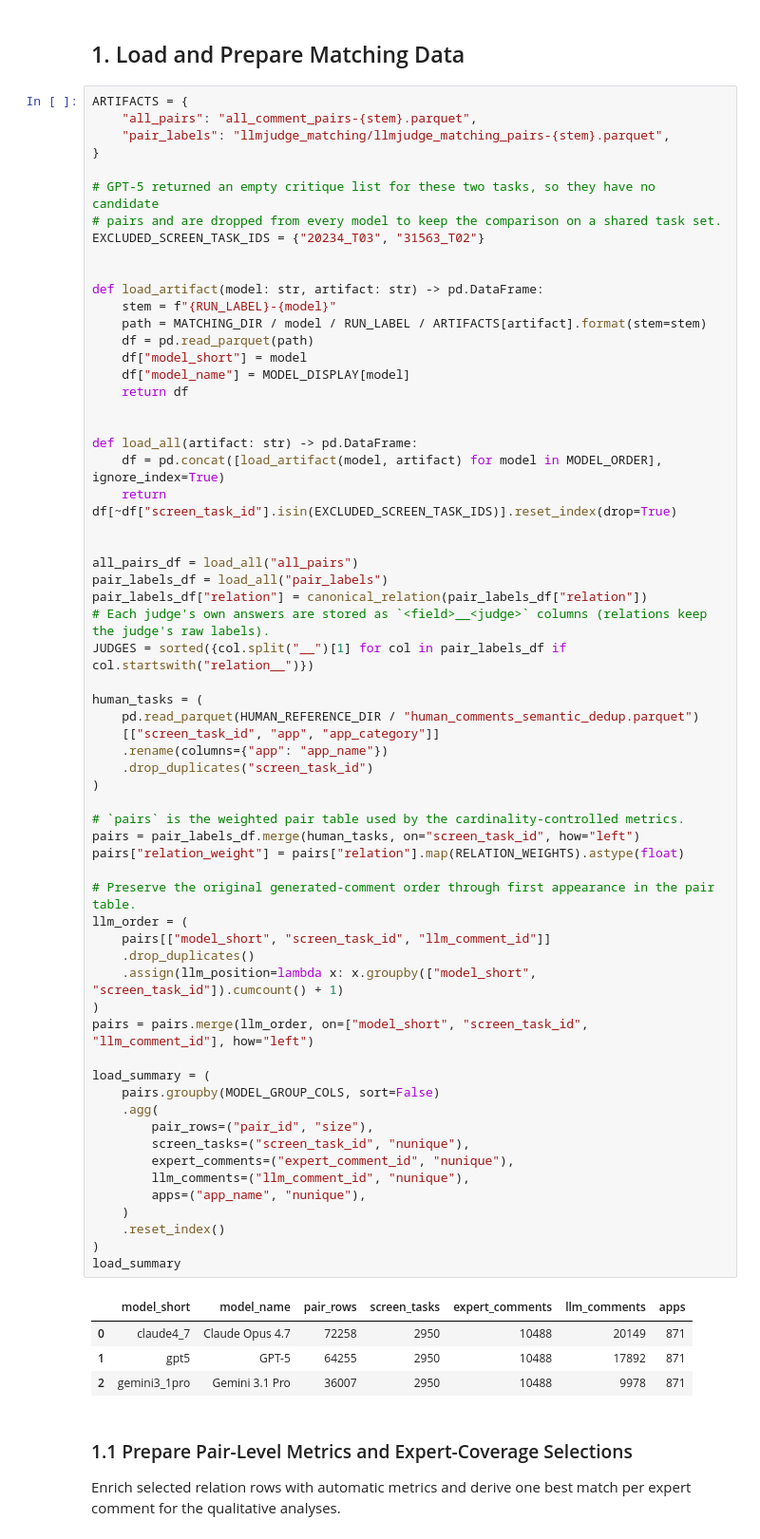
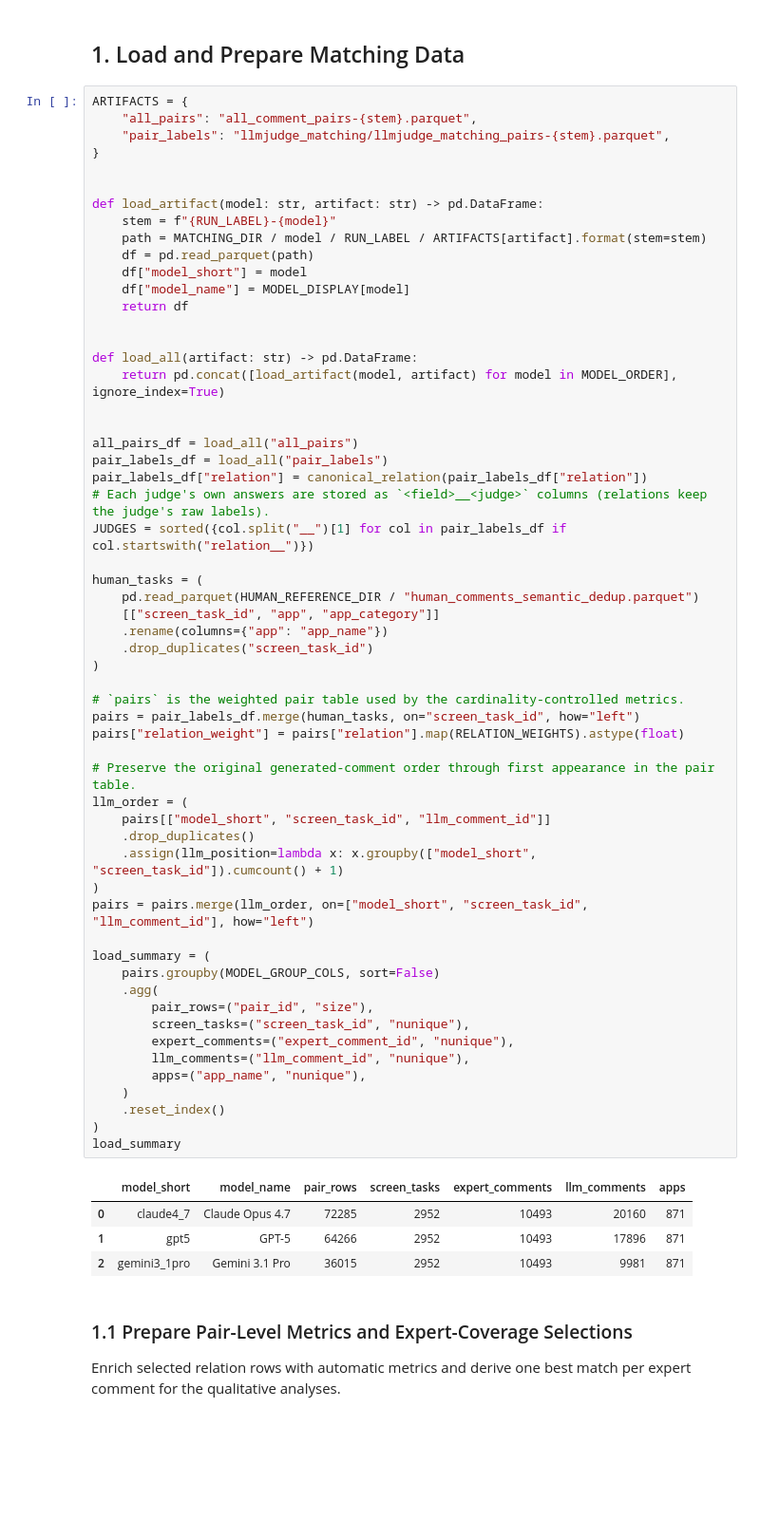
Before and after one commit to mm-khalil1/LLM-vs-Human-UI-Critique-Analysis, a Jupyter notebook: notebooks/3_analysis/2_b_comment_matching_analysis.ipynb, the cells around one changed output. Shown at 95% size. Cells and saved outputs as stored; diff of their text form; blank space fills up the shorter version.

```diff
--- a/notebooks/3_analysis/2_b_comment_matching_analysis.ipynb
+++ b/notebooks/3_analysis/2_b_comment_matching_analysis.ipynb
@@ -138,10 +140,6 @@ ARTIFACTS = {
     "all_pairs": "all_comment_pairs-{stem}.parquet",
     "pair_labels": "llmjudge_matching/llmjudge_matching_pairs-{stem}.parquet",
 }
-
-# GPT-5 returned an empty critique list for these two tasks, so they have no candidate
-# pairs and are dropped from every model to keep the comparison on a shared task set.
-EXCLUDED_SCREEN_TASK_IDS = {"20234_T03", "31563_T02"}
 
 
 def load_artifact(model: str, artifact: str) -> pd.DataFrame:
@@ -154,8 +152,7 @@ def load_artifact(model: str, artifact: str) -> pd.DataFrame:
 
 
 def load_all(artifact: str) -> pd.DataFrame:
-    df = pd.concat([load_artifact(model, artifact) for model in MODEL_ORDER], ignore_index=True)
-    return df[~df["screen_task_id"].isin(EXCLUDED_SCREEN_TASK_IDS)].reset_index(drop=True)
+    return pd.concat([load_artifact(model, artifact) for model in MODEL_ORDER], ignore_index=True)
 
 
 all_pairs_df = load_all("all_pairs")
@@ -170,36 +167,36 @@ human_tasks = (
     .rename(columns={"app": "app_name"})
     .drop_duplicates("screen_task_id")
 )
 
 # `pairs` is the weighted pair table used by the cardinality-controlled metrics.
 pairs = pair_labels_df.merge(human_tasks, on="screen_task_id", how="left")
 pairs["relation_weight"] = pairs["relation"].map(RELATION_WEIGHTS).astype(float)
 
 # Preserve the original generated-comment order through first appearance in the pair table.
 llm_order = (
     pairs[["model_short", "screen_task_id", "llm_comment_id"]]
     .drop_duplicates()
     .assign(llm_position=lambda x: x.groupby(["model_short", "screen_task_id"]).cumcount() + 1)
 )
 pairs = pairs.merge(llm_order, on=["model_short", "screen_task_id", "llm_comment_id"], how="left")
 
 load_summary = (
     pairs.groupby(MODEL_GROUP_COLS, sort=False)
     .agg(
         pair_rows=("pair_id", "size"),
         screen_tasks=("screen_task_id", "nunique"),
         expert_comments=("expert_comment_id", "nunique"),
         llm_comments=("llm_comment_id", "nunique"),
         apps=("app_name", "nunique"),
     )
     .reset_index()
 )
 load_summary
 # %% [output]
 |  | model_short | model_name | pair_rows | screen_tasks | expert_comments | llm_comments | apps |
-| 0 | claude4_7 | Claude Opus 4.7 | 72258 | 2950 | 10488 | 20149 | 871 |
-| 1 | gpt5 | GPT-5 | 64255 | 2950 | 10488 | 17892 | 871 |
-| 2 | gemini3_1pro | Gemini 3.1 Pro | 36007 | 2950 | 10488 | 9978 | 871 |
+| 0 | claude4_7 | Claude Opus 4.7 | 72285 | 2952 | 10493 | 20160 | 871 |
+| 1 | gpt5 | GPT-5 | 64266 | 2952 | 10493 | 17896 | 871 |
+| 2 | gemini3_1pro | Gemini 3.1 Pro | 36015 | 2952 | 10493 | 9981 | 871 |
 # %% [markdown]
 ### 1.1 Prepare Pair-Level Metrics and Expert-Coverage Selections
 
```
Also changed, not shown: parts of 21 cells of this notebook, 5 other files.
